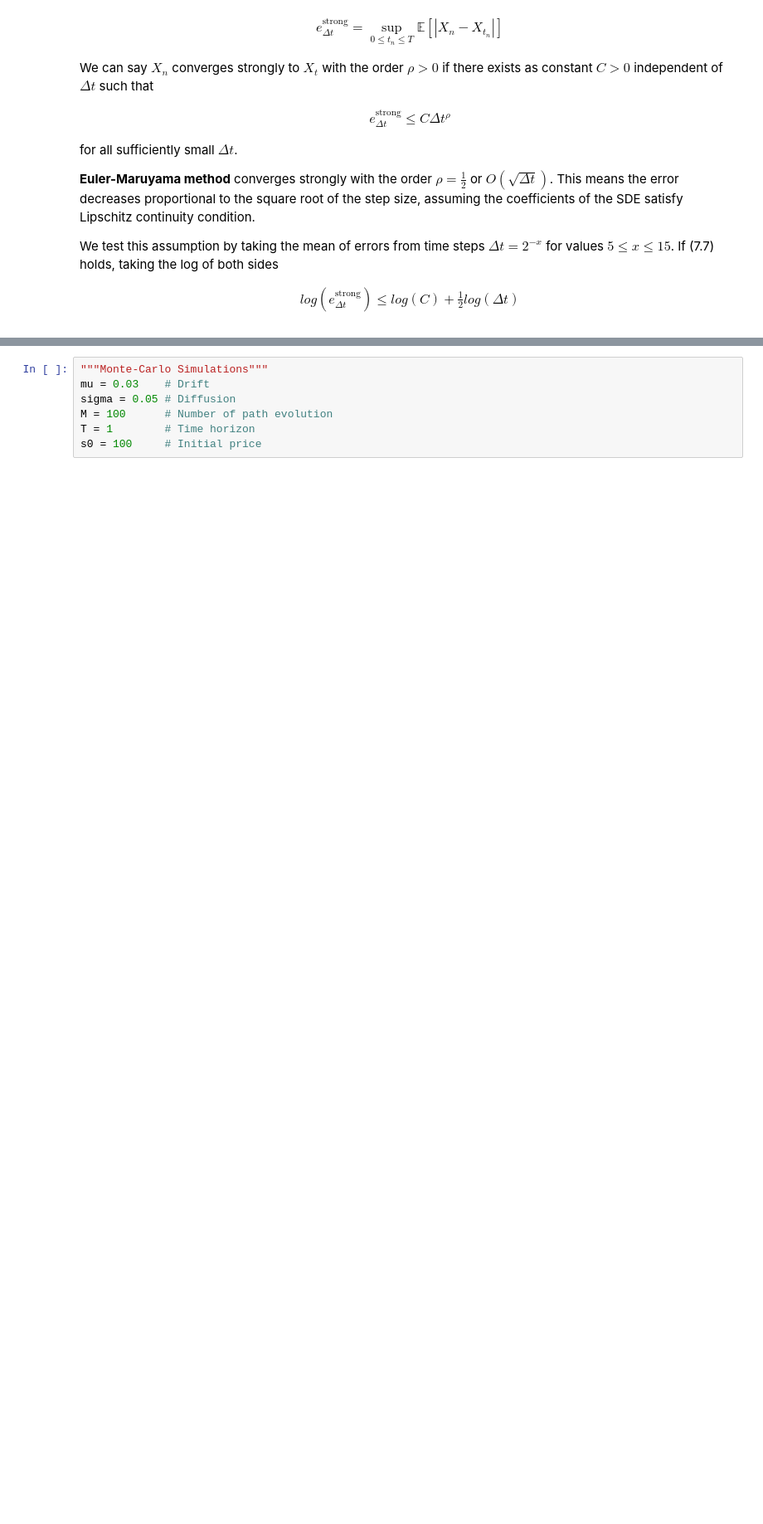
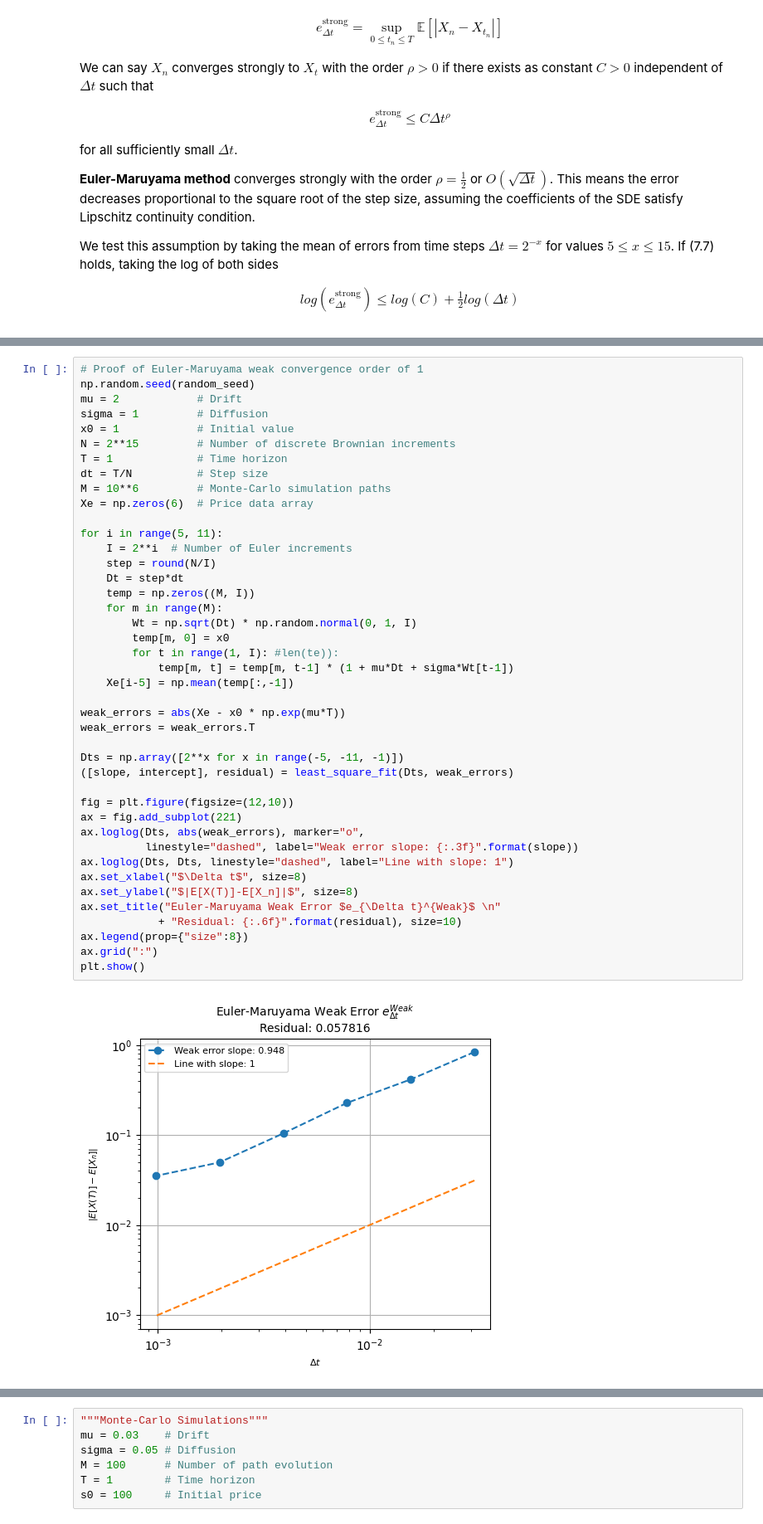
Before and after one commit to akalingking/market-maker, a Jupyter notebook: market_maker/avellaneda-stoikov/numerical_methods_for_stochastic_differential_equations.ipynb, the cells around one changed output, grey strips where cells are left out. Shown at 83% size. Drawn from its saved outputs; the diff is of its cells as text; blank space fills up the shorter version.

```diff
--- a/market_maker/avellaneda-stoikov/numerical_methods_for_stochastic_differential_equations.ipynb
+++ b/market_maker/avellaneda-stoikov/numerical_methods_for_stochastic_differential_equations.ipynb
@@ -396,0 +354,44 @@ plt.show()
+# %%
+# Proof of Euler-Maruyama weak convergence order of 1
+np.random.seed(random_seed)
+mu = 2            # Drift
+sigma = 1         # Diffusion
+x0 = 1            # Initial value
+N = 2**15         # Number of discrete Brownian increments
+T = 1             # Time horizon
+dt = T/N          # Step size
+M = 10**6         # Monte-Carlo simulation paths
+Xe = np.zeros(6)  # Price data array
+
+for i in range(5, 11):
+    I = 2**i  # Number of Euler increments
+    step = round(N/I)
+    Dt = step*dt
+    temp = np.zeros((M, I))
+    for m in range(M):
+        Wt = np.sqrt(Dt) * np.random.normal(0, 1, I)
+        temp[m, 0] = x0
+        for t in range(1, I): #len(te)):
+            temp[m, t] = temp[m, t-1] * (1 + mu*Dt + sigma*Wt[t-1])
+    Xe[i-5] = np.mean(temp[:,-1])
+
+weak_errors = abs(Xe - x0 * np.exp(mu*T))
+weak_errors = weak_errors.T
+
+Dts = np.array([2**x for x in range(-5, -11, -1)])
+([slope, intercept], residual) = least_square_fit(Dts, weak_errors)
+
+fig = plt.figure(figsize=(12,10))
+ax = fig.add_subplot(221)
+ax.loglog(Dts, abs(weak_errors), marker="o",
+          linestyle="dashed", label="Weak error slope: {:.3f}".format(slope))
+ax.loglog(Dts, Dts, linestyle="dashed", label="Line with slope: 1")
+ax.set_xlabel("$\Delta t$", size=8)
+ax.set_ylabel("$|E[X(T)]-E[X_n]|$", size=8)
+ax.set_title("Euler-Maruyama Weak Error $e_{\Delta t}^{Weak}$ \n"
+            + "Residual: {:.6f}".format(residual), size=10)
+ax.legend(prop={"size":8})
+ax.grid(":")
+plt.show()
+# %% [output]
+[figure, added]
```
Also changed, not shown: parts of 12 cells of this notebook.
